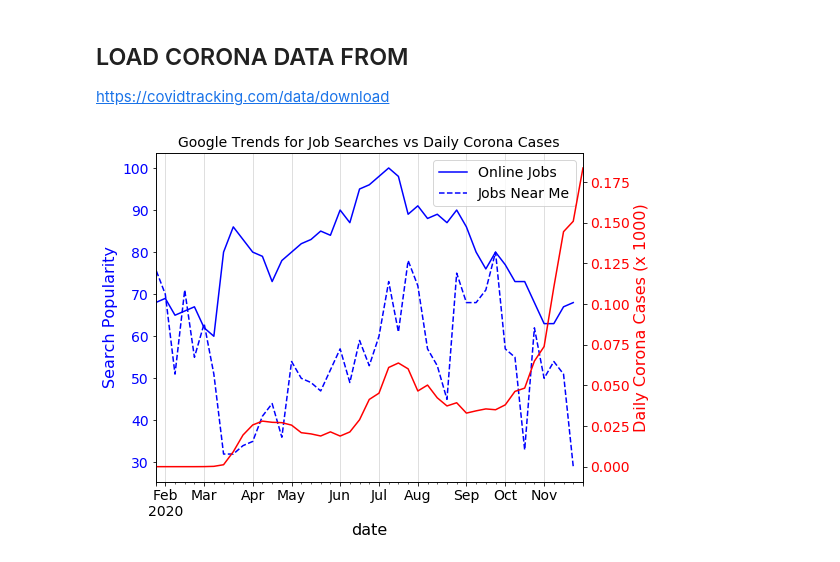
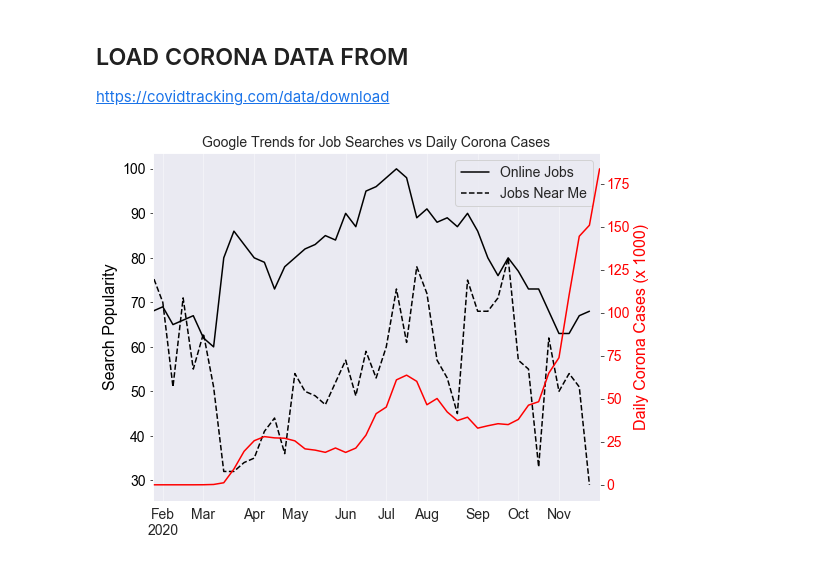
Before and after one commit to s1nancan/Job-Searches-vs-Covid-Cases-Analysis, a Jupyter notebook: Google Trends Analysis.ipynb, the cells around one changed output. Saved outputs shown, nothing was run; the diff lists cells and outputs as text; code cells hidden in the pictures.

```diff
--- a/Google Trends Analysis.ipynb
+++ b/Google Trends Analysis.ipynb
@@ -124,30 +127,31 @@ corona_count['date']= pd.to_datetime(corona_count.date)
+# %%
+sns.set_style("dark")
 # %%
+
 fig, ax = plt.subplots(figsize=(8,6))
-color = 'blue'
+color = 'black'
 
 ax.set_ylabel('Search Popularity', color=color)
 time_df.plot(ax=ax, x='date',y='online jobs',color=color)
 ax.set_xlabel('Date')
 ax.tick_params(axis='y', labelcolor=color)
 
 test_df.reset_index().plot(ax=ax, x='date',y='find jobs near me',color=color, linestyle='--')
-
+plt.xlabel('')
 plt.legend(['Online Jobs','Jobs Near Me'])
 
 color='red'
 ax2 = ax.twinx()
 ax2.set_ylabel('Daily Corona Cases (x 1000)', color=color)  # we already handled the x-label with ax1
-corona_count.positiveIncrease = corona_count.positiveIncrease/1e3
 corona_count.sort_values(by='date').plot(ax=ax2, x='date',y='positiveIncrease',color=color,legend=False)
 ax2.tick_params(axis='y', labelcolor=color)
 
 ax.grid(which='major',axis='x',alpha=0.5)
 #ax.grid(which='major',axis='x',alpha=0.5)
 
 
 plt.title('Google Trends for Job Searches vs Daily Corona Cases')
-plt.xlabel('Date')
 fig.tight_layout()  # otherwise the right y-label is slightly clipped
 plt.show()
 # %% [output]
-[figure, old version]
+[figure, new version]
```
Also changed, not shown: parts of 2 cells of this notebook, 1 other file.
